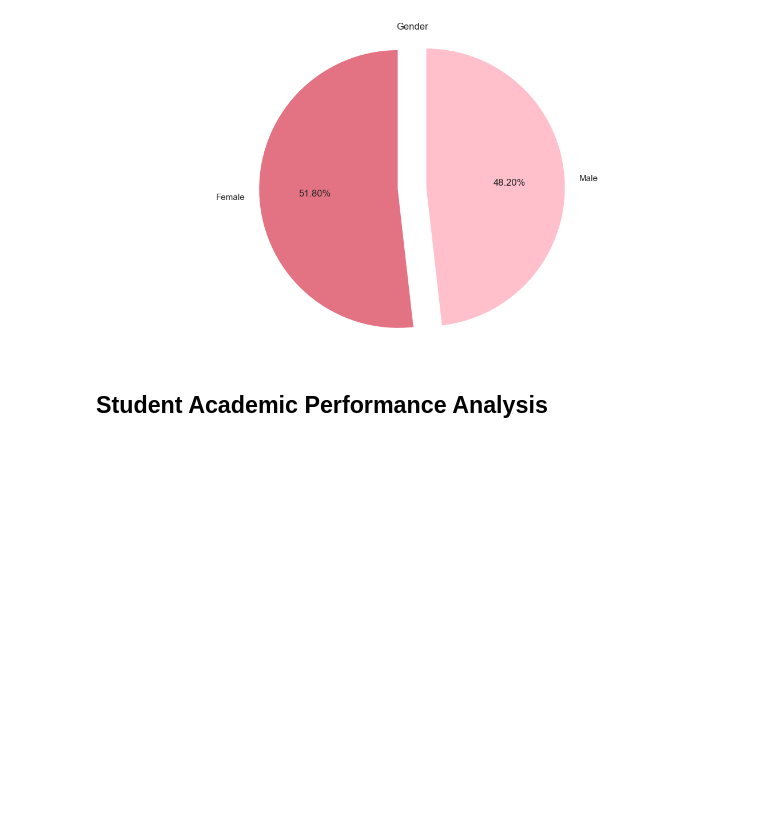
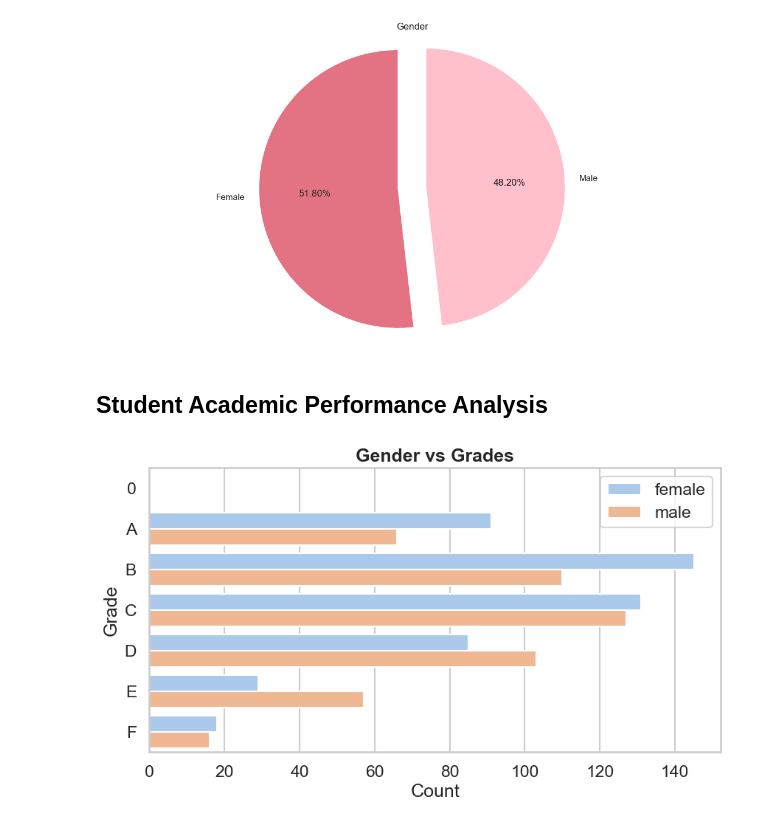
Before and after one commit to beto321/ac_performance1, a Jupyter notebook: analysis.ipynb, the cells around one changed output. Cells and saved outputs as stored; diff of their text form; code cells hidden in the pictures; blank space fills up the shorter version.

```diff
--- a/analysis.ipynb
+++ b/analysis.ipynb
@@ -133,3 +133,14 @@ plt.show()
 [figure]
 # %% [markdown]
 ## Student Academic Performance Analysis
+# %%
+plt.figure(figsize=(10,5))
+sns.set_context('talk',font_scale=1)
+sns.set_palette('pastel')
+ax=sns.countplot(data=df,y='grade', hue='gender', order=['0','A','B','C','D','E','F'])
+ax.legend(loc='upper right',frameon=True)
+plt.title('Gender vs Grades',fontsize=18, fontweight='bold')
+ax.set(xlabel='Count',ylabel='Grade')
+plt.show()
+# %% [output]
+[figure, added]
```
Also changed, not shown: parts of 3 cells of this notebook.
